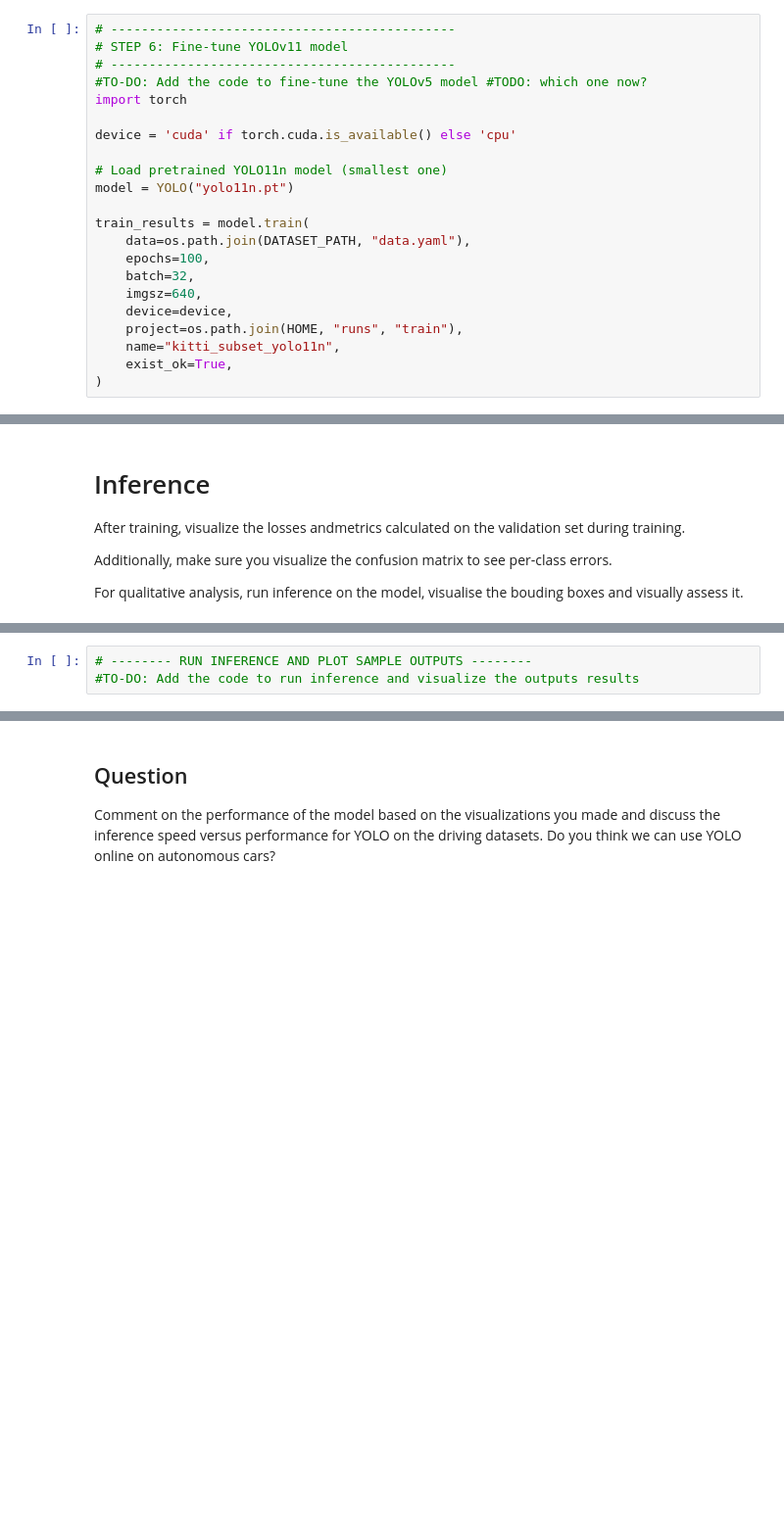
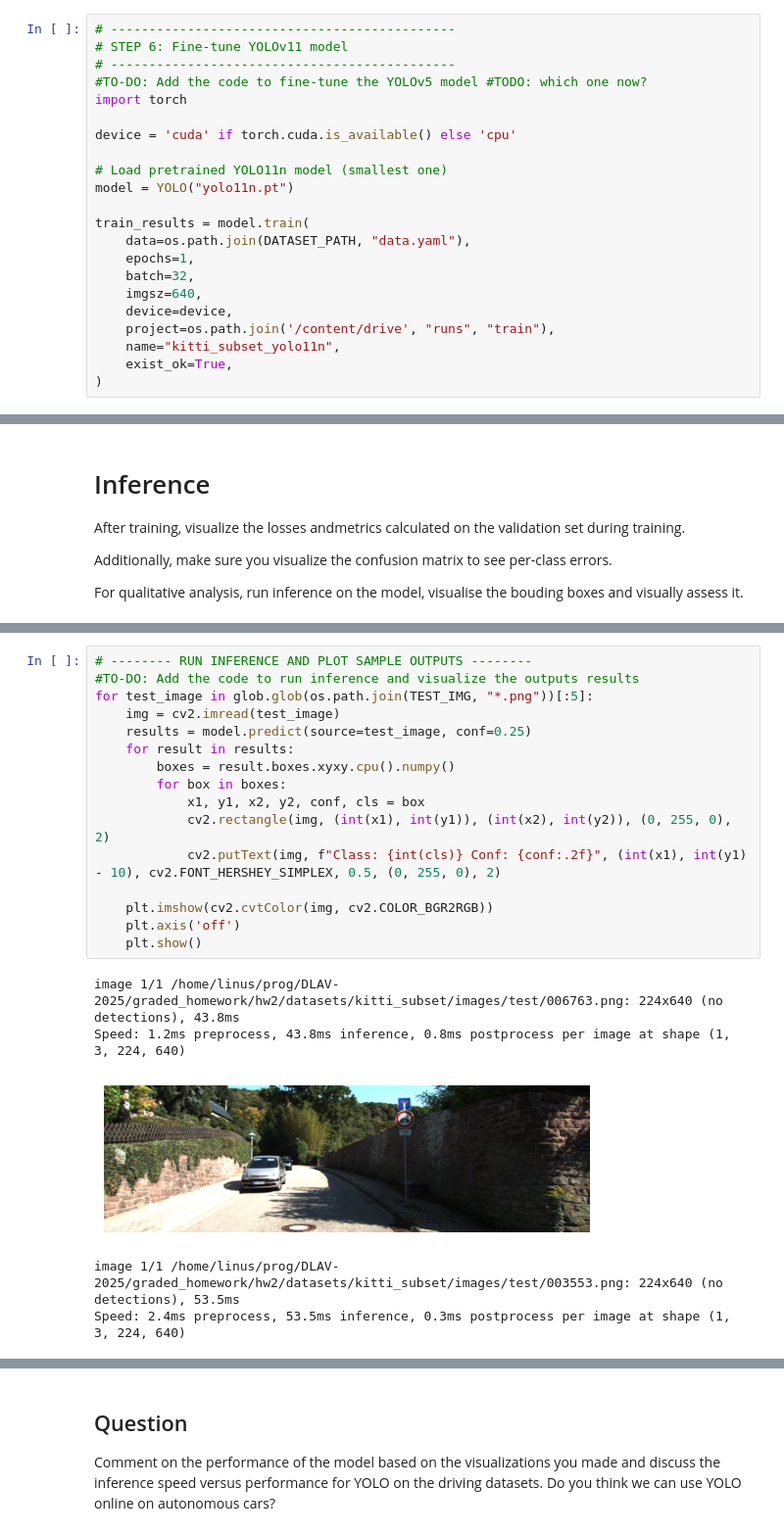
Before and after one commit to LinusCrugnola/DLAV-2025, a Jupyter notebook: graded_homework/hw2/hw2.ipynb, the cells around one changed output, grey strips where cells are left out. Shown at 98% size. Drawn from its saved outputs; the diff is of its cells as text; blank space fills up the shorter version.

```diff
--- a/graded_homework/hw2/hw2.ipynb
+++ b/graded_homework/hw2/hw2.ipynb
@@ -223,11 +218,11 @@ model = YOLO("yolo11n.pt")
 
 train_results = model.train(
     data=os.path.join(DATASET_PATH, "data.yaml"),
-    epochs=100,
+    epochs=1,
     batch=32,
     imgsz=640,
     device=device,
-    project=os.path.join(HOME, "runs", "train"),
+    project=os.path.join('/content/drive', "runs", "train"),
     name="kitti_subset_yolo11n",
     exist_ok=True,
 )
@@ -315,6 +298,25 @@ plt.axis('off')
 plt.show()
 # %% [output]
 [figure]
-# %%
-# -------- RUN INFERENCE AND PLOT SAMPLE OUTPUTS --------
-#TO-DO: Add the code to run inference and visualize the outputs results
+# %%
+# -------- RUN INFERENCE AND PLOT SAMPLE OUTPUTS --------
+#TO-DO: Add the code to run inference and visualize the outputs results
+for test_image in glob.glob(os.path.join(TEST_IMG, "*.png"))[:5]:
+    img = cv2.imread(test_image)
+    results = model.predict(source=test_image, conf=0.25)
+    for result in results:
+        boxes = result.boxes.xyxy.cpu().numpy()
+        for box in boxes:
+            x1, y1, x2, y2, conf, cls = box
+            cv2.rectangle(img, (int(x1), int(y1)), (int(x2), int(y2)), (0, 255, 0), 2)
+            cv2.putText(img, f"Class: {int(cls)} Conf: {conf:.2f}", (int(x1), int(y1) - 10), cv2.FONT_HERSHEY_SIMPLEX, 0.5, (0, 255, 0), 2)
+
+    plt.imshow(cv2.cvtColor(img, cv2.COLOR_BGR2RGB))
+    plt.axis('off')
+    plt.show()
+# %% [output]
+image 1/1 /home/linus/prog/DLAV-2025/graded_homework/hw2/datasets/kitti_subset/images/test/006763.png: 224x640 (no detections), 43.8ms
+Speed: 1.2ms preprocess, 43.8ms inference, 0.8ms postprocess per image at shape (1, 3, 224, 640)
+[figure, added]
+image 1/1 /home/linus/prog/DLAV-2025/graded_homework/hw2/datasets/kitti_subset/images/test/003553.png: 224x640 (no detections), 53.5ms
+Speed: 2.4ms preprocess, 53.5ms inference, 0.3ms postprocess per image at shape (1, 3, 224, 640)
```
Also changed, not shown: parts of 8 cells of this notebook.
